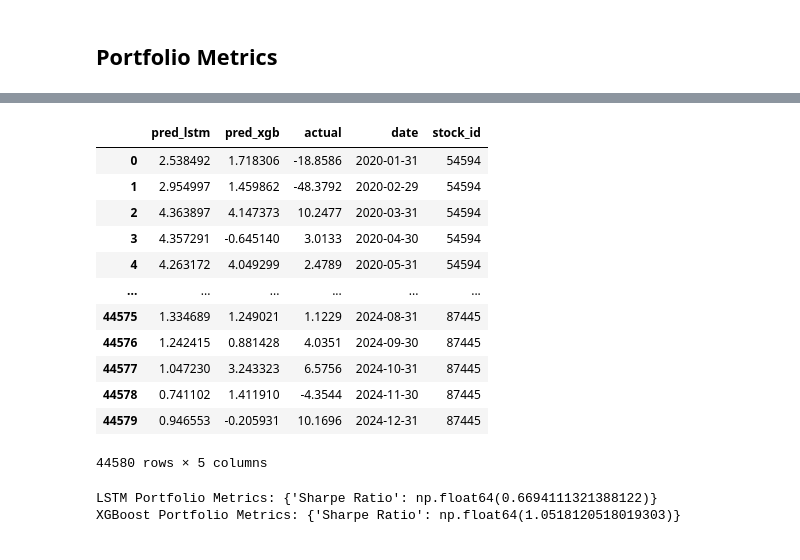
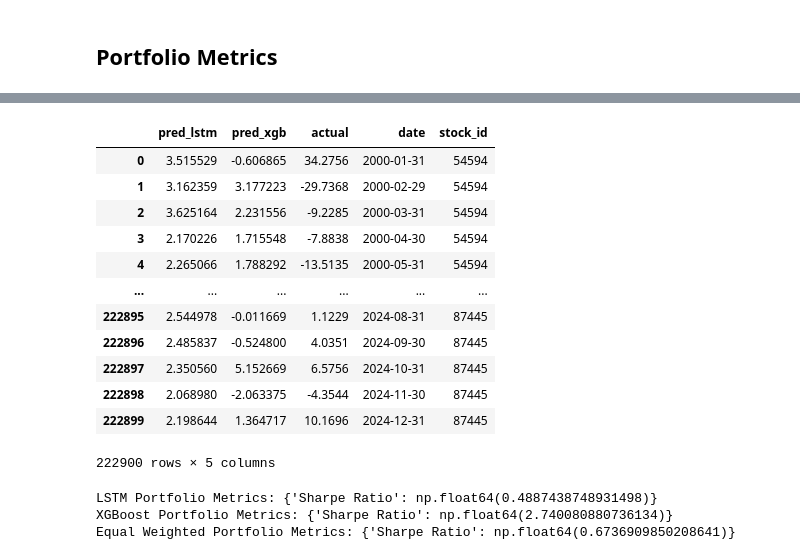
Before and after one commit to adimani/NeuralNetWorth, a Jupyter notebook: main.ipynb, the cells around one changed output, grey strips where cells are left out. Cells and saved outputs as stored; diff of their text form; code cells hidden in the pictures.

```diff
--- a/main.ipynb
+++ b/main.ipynb
@@ -639,2 +633,13 @@ MAE: 8.2852
 # %% [markdown]
 ## Portfolio Metrics
+# %%
+# Make predictions on the whole dataset including the training set and test set
+full_data = scaled_df.drop(columns=['trt1m', 'date']).values
+full_actuals = scaled_df['trt1m'].values
+# Unscale the full actuals
+full_actuals = target_scaler.inverse_transform(full_actuals.reshape(-1, 1))
+full_data = full_data.reshape((full_data.shape[0], 1, full_data.shape[1]))
+# %%
+#Predict all data using XGBoost
+bst_full, y_pred_full_boost = XGBoost_Regression(full_data, scaled_df['trt1m'].values, full_data, scaled_df['trt1m'].values, feature_names=train_df.drop(columns=['trt1m', 'date']).columns.tolist(), plot_importance=False)
+y_pred_full_unscaled_boost = target_scaler.inverse_transform(y_pred_full_boost.reshape(-1, 1))
@@ -640,0 +650,4 @@ MAE: 8.2852
+# %%
+# Predict all data using LSTM
+y_pred_full_lstm = model.predict(full_data)
+y_pred_full_unscaled_lstm = target_scaler.inverse_transform(y_pred_full_lstm)
@@ -641,26 +656,26 @@ MAE: 8.2852
 # %%
 pred_results = pd.DataFrame({
-    'pred_lstm': y_pred_unscaled_lstm.flatten(),
-    'pred_xgb': y_pred_unscaled_boost.flatten(),
-    'actual': y_test_unscaled_lstm.flatten(),
-    'date': test_df['date'].values,
-    'stock_id': final_df.loc[test_df.index, 'permno'].values  # or 'stock_id' if you have one
+    'pred_lstm': y_pred_full_unscaled_lstm.flatten(),
+    'pred_xgb': y_pred_full_unscaled_boost.flatten(),
+    'actual': full_actuals.flatten(),
+    'date': scaled_df['date'].values,
+    'stock_id': final_df.loc[scaled_df.index, 'permno'].values  # or 'stock_id' if you have one
 })
 pred_results
 # %% [output]
 |  | pred_lstm | pred_xgb | actual | date | stock_id |
-| 0 | 2.538492 | 1.718306 | -18.8586 | 2020-01-31 | 54594 |
-| 1 | 2.954997 | 1.459862 | -48.3792 | 2020-02-29 | 54594 |
-| 2 | 4.363897 | 4.147373 | 10.2477 | 2020-03-31 | 54594 |
-| 3 | 4.357291 | -0.645140 | 3.0133 | 2020-04-30 | 54594 |
-| 4 | 4.263172 | 4.049299 | 2.4789 | 2020-05-31 | 54594 |
+| 0 | 3.515529 | -0.606865 | 34.2756 | 2000-01-31 | 54594 |
+| 1 | 3.162359 | 3.177223 | -29.7368 | 2000-02-29 | 54594 |
+| 2 | 3.625164 | 2.231556 | -9.2285 | 2000-03-31 | 54594 |
+| 3 | 2.170226 | 1.715548 | -7.8838 | 2000-04-30 | 54594 |
+| 4 | 2.265066 | 1.788292 | -13.5135 | 2000-05-31 | 54594 |
 | ... | ... | ... | ... | ... | ... |
-| 44575 | 1.334689 | 1.249021 | 1.1229 | 2024-08-31 | 87445 |
-| 44576 | 1.242415 | 0.881428 | 4.0351 | 2024-09-30 | 87445 |
-| 44577 | 1.047230 | 3.243323 | 6.5756 | 2024-10-31 | 87445 |
-| 44578 | 0.741102 | 1.411910 | -4.3544 | 2024-11-30 | 87445 |
-| 44579 | 0.946553 | -0.205931 | 10.1696 | 2024-12-31 | 87445 |
+| 222895 | 2.544978 | -0.011669 | 1.1229 | 2024-08-31 | 87445 |
+| 222896 | 2.485837 | -0.524800 | 4.0351 | 2024-09-30 | 87445 |
+| 222897 | 2.350560 | 5.152669 | 6.5756 | 2024-10-31 | 87445 |
+| 222898 | 2.068980 | -2.063375 | -4.3544 | 2024-11-30 | 87445 |
+| 222899 | 2.198644 | 1.364717 | 10.1696 | 2024-12-31 | 87445 |
-44580 rows × 5 columns
+222900 rows × 5 columns
 # %%
 def build_portfolio(df, pred_col, long_frac=0.1, short_frac=0.1):
     portfolio_returns = []
@@ -702,12 +730,16 @@ def evaluate_portfolio(portfolio_df, col='long_short', rf=0.0):
 # %%
 lstm_portfolio = build_portfolio(pred_results, pred_col='pred_lstm')
 xgb_portfolio = build_portfolio(pred_results, pred_col='pred_xgb')
+eq_portfolio = build_equal_weighted_portfolio(pred_results)
 
 lstm_metrics = evaluate_portfolio(lstm_portfolio)
 xgb_metrics = evaluate_portfolio(xgb_portfolio)
+eq_metrics = evaluate_portfolio(eq_portfolio, col ='equal_weighted_return')
 
 print("LSTM Portfolio Metrics:", lstm_metrics)
 print("XGBoost Portfolio Metrics:", xgb_metrics)
+print("Equal Weighted Portfolio Metrics:", eq_metrics)
 # %% [output]
-LSTM Portfolio Metrics: {'Sharpe Ratio': np.float64(0.6694111321388122)}
-XGBoost Portfolio Metrics: {'Sharpe Ratio': np.float64(1.0518120518019303)}
+LSTM Portfolio Metrics: {'Sharpe Ratio': np.float64(0.4887438748931498)}
+XGBoost Portfolio Metrics: {'Sharpe Ratio': np.float64(2.740080880736134)}
+Equal Weighted Portfolio Metrics: {'Sharpe Ratio': np.float64(0.6736909850208641)}
```
Also changed, not shown: parts of 9 cells of this notebook.
